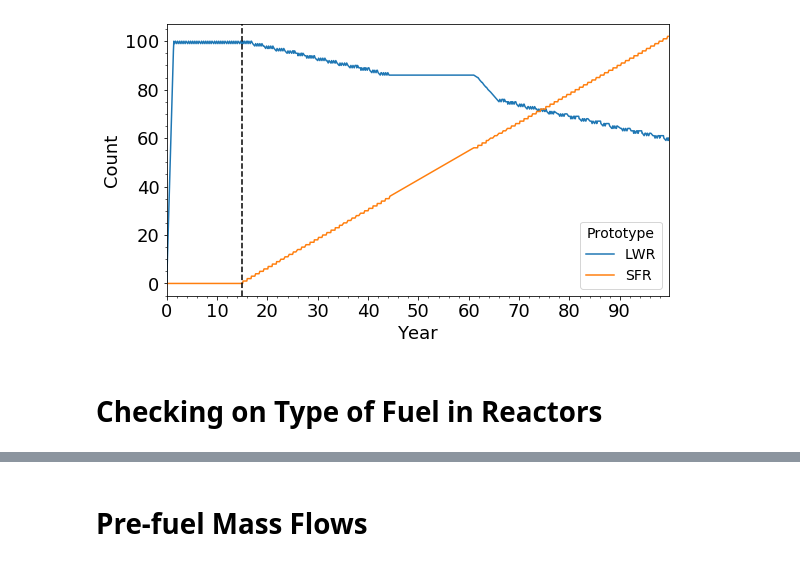
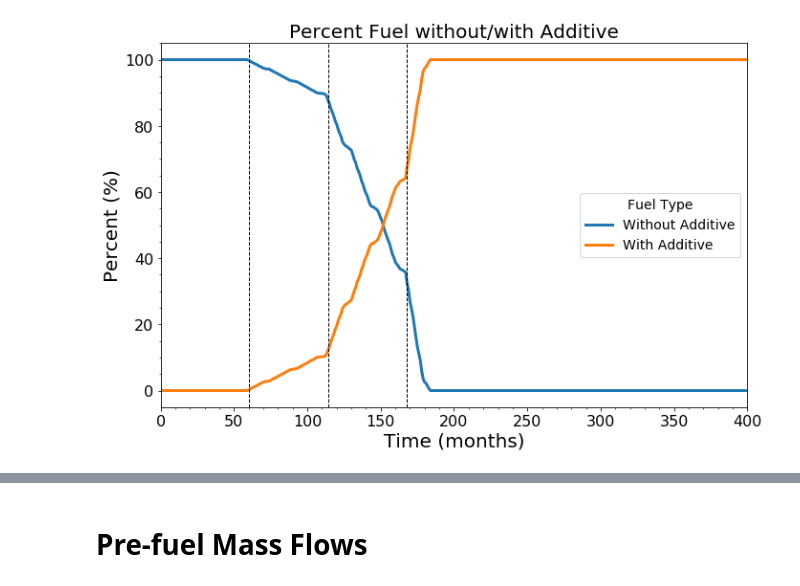
Before and after one commit to bam241/opra_sims, a Jupyter notebook: analysis/analysis.ipynb, the cells around one changed output, grey strips where cells are left out. Drawn from its saved outputs; the diff is of its cells as text; code cells hidden in the pictures.

```diff
--- a/analysis/analysis.ipynb
+++ b/analysis/analysis.ipynb
@@ -201,27 +88,26 @@ def plot_rxtr_enter_exit_total(evaler):
-# %%
-plot_rxtr_enter_exit_total(ev)
-# %% [output]
-[figure, removed]
-# %% [markdown]
-# Checking on Type of Fuel in Reactors
 # %%
-def fuel_quant(evaler):
+def fuel_quant(evaler, ramp):
 
     transactions = evaler.eval('TransactionQuantity').sort_values(by='TimeCreated')
     transactions = transactions.rename(columns={'TimeCreated':'Time'})
+
     uoxnon = transactions.loc[transactions['Commodity'] == 'UOX_Non'][['Time', 'Quantity']]
     uoxadd = transactions.loc[transactions['Commodity'] == 'UOX_Add'][['Time', 'Quantity']]
-    ffnon = transactions.loc[transactions['Commodity'] == 'FF_Non'][['Time', 'Quantity']]
-    ffadd = transactions.loc[transactions['Commodity'] == 'FF_Add'][['Time', 'Quantity']]
+    if ramp == True:
+        uox10p = transactions.loc[transactions['Commodity'] == 'UOX_10pctAdd'][['Time', 'Quantity']]
+        uox50p = transactions.loc[transactions['Commodity'] == 'UOX_50pctAdd'][['Time', 'Quantity']]
 
     fuel = evaler.eval('TimeList').rename(columns={'TimeStep':'Time'})
-
     fuel['UOXnon_refuel'] = uoxnon.groupby(['Time']).sum()['Quantity']
     fuel['UOXadd_refuel'] = uoxadd.groupby(['Time']).sum()['Quantity']
-    fuel['FFnon_refuel'] = ffnon.groupby(['Time']).sum()['Quantity']
-    fuel['FFadd_refuel'] = ffadd.groupby(['Time']).sum()['Quantity']
+    if ramp == True:
+        fuel['UOX10add_refuel'] = uox10p.groupby(['Time']).sum()['Quantity']
+        fuel['UOX50add_refuel'] = uox50p.groupby(['Time']).sum()['Quantity']
     fuel.fillna(0, inplace=True)
-    fuel['total_refuel'] = fuel['UOXnon_refuel'] + fuel['UOXadd_refuel'] + fuel['FFnon_refuel'] + fuel['FFadd_refuel']
+    if ramp == True:
+        fuel['total_refuel'] = fuel['UOXnon_refuel'] + fuel['UOX10add_refuel'] + fuel['UOX50add_refuel'] + fuel['UOXadd_refuel']
+    else:
+        fuel['total_refuel'] = fuel['UOXnon_refuel'] + fuel['UOXadd_refuel']
     fuel = fuel.loc[fuel['total_refuel'] > 0].reset_index(drop=True)
 
     return fuel
@@ -310,16 +226,16 @@ def fuel_pcts(evaler):
     return f
 # %%
-f = fuel_pcts(ev)
-filt = ['Time', 'DISCHARGE', 'LOAD', 'non_refuel_assem', 'add_refuel_assem', 'LWR_total_assem', 'non_tally', 'add_tally', 'tot_check', 'non_pct', 'add_pct']
-f[filt].loc[f['Time'] > 56].head(15)
+f = fuel_pcts(ev, True)
+filt = ['Time', 'DISCHARGE', 'LOAD', 'LWR_total_assem', 'UOXnon_tally', 'UOXadd_tally', 'UOXnon_pct', 'UOXadd_pct']
+#f[filt].loc[f['Time'] > 181].head(15)
 # %%
-def plot_fuel_pcts(evaler):
+def plot_fuel_pcts(evaler, ramp):
 
-    f = fuel_pcts(evaler)
+    f = fuel_pcts(evaler, ramp)
 
-    pcts = f[['Time', 'non_pct', 'add_pct']]
+    pcts = f[['Time', 'UOXnon_pct', 'UOXadd_pct']]
 
-    ax = pcts.plot(x='Time', figsize=(11,7), legend=False)
+    ax = pcts.plot(x='Time', figsize=(11,7), legend=False, linewidth=3)
     plt.xlabel('Time (months)',fontsize=20)
     plt.ylabel('Percent (%)',fontsize=20)
     plt.title('Percent Fuel without/with Additive', fontsize=20)
@@ -328,9 +244,19 @@ def plot_fuel_pcts(evaler):
     legend.get_texts()[0].set_text('Without Additive')
     legend.get_texts()[1].set_text('With Additive')
 
+    if ramp == True:
+        for t in [add_intro, intro_50, intro_100]:
+            plt.axvline(x=t, color='k', linestyle='--', linewidth=1)
+    else:
+        plt.axvline(x=add_intro, color='k', linestyle='--')
+
     ax.minorticks_on()
     ax.tick_params(labelsize=16)
 
+    ax.set_xlim(0, 400)
+
     plt.show()
 # %%
-plot_fuel_pcts(ev)
+plot_fuel_pcts(ev, True)
+# %% [output]
+[figure, added]
```
Also changed, not shown: parts of 30 cells of this notebook, 7 other files.
